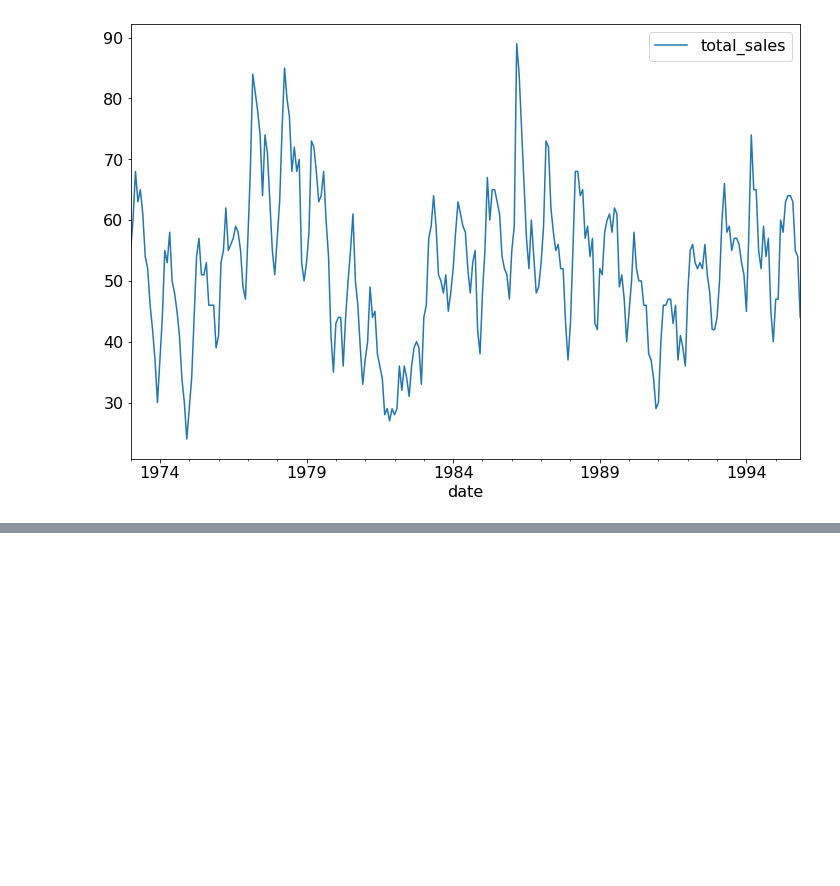
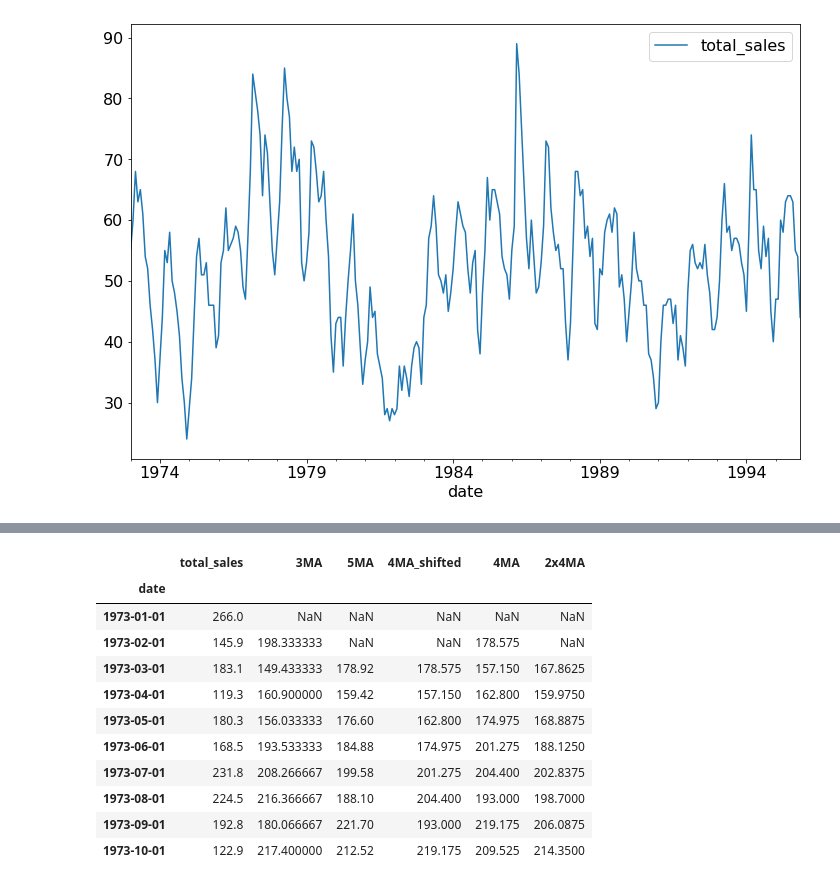
Before and after one commit to ZacharySBrown/vcu-scma440-2021q1, a Jupyter notebook: examples/3a_moving_averages.ipynb, the cells around one changed output, grey strips where cells are left out. Drawn from its saved outputs; the diff is of its cells as text; code cells hidden in the pictures; blank space fills up the shorter version.

```diff
--- a/examples/3a_moving_averages.ipynb
+++ b/examples/3a_moving_averages.ipynb
@@ -38,0 +96,18 @@ housing.plot()
+# %%
+shampoo['4MA_shifted'] = shampoo['total_sales'].rolling(4, center=True).mean()
+shampoo['4MA'] = shampoo['4MA_shifted'].shift(-1)
+shampoo['2x4MA'] = shampoo['4MA'].rolling(2, center=True).mean()
+shampoo.head(10)
+# %% [output]
+|  | total_sales | 3MA | 5MA | 4MA_shifted | 4MA | 2x4MA |
+| date |  |  |  |  |  |  |
+| 1973-01-01 | 266.0 | NaN | NaN | NaN | NaN | NaN |
+| 1973-02-01 | 145.9 | 198.333333 | NaN | NaN | 178.575 | NaN |
+| 1973-03-01 | 183.1 | 149.433333 | 178.92 | 178.575 | 157.150 | 167.8625 |
+| 1973-04-01 | 119.3 | 160.900000 | 159.42 | 157.150 | 162.800 | 159.9750 |
+| 1973-05-01 | 180.3 | 156.033333 | 176.60 | 162.800 | 174.975 | 168.8875 |
+| 1973-06-01 | 168.5 | 193.533333 | 184.88 | 174.975 | 201.275 | 188.1250 |
+| 1973-07-01 | 231.8 | 208.266667 | 199.58 | 201.275 | 204.400 | 202.8375 |
+| 1973-08-01 | 224.5 | 216.366667 | 188.10 | 204.400 | 193.000 | 198.7000 |
+| 1973-09-01 | 192.8 | 180.066667 | 221.70 | 193.000 | 219.175 | 206.0875 |
+| 1973-10-01 | 122.9 | 217.400000 | 212.52 | 219.175 | 209.525 | 214.3500 |
```
Also changed, not shown: parts of 12 cells of this notebook.
